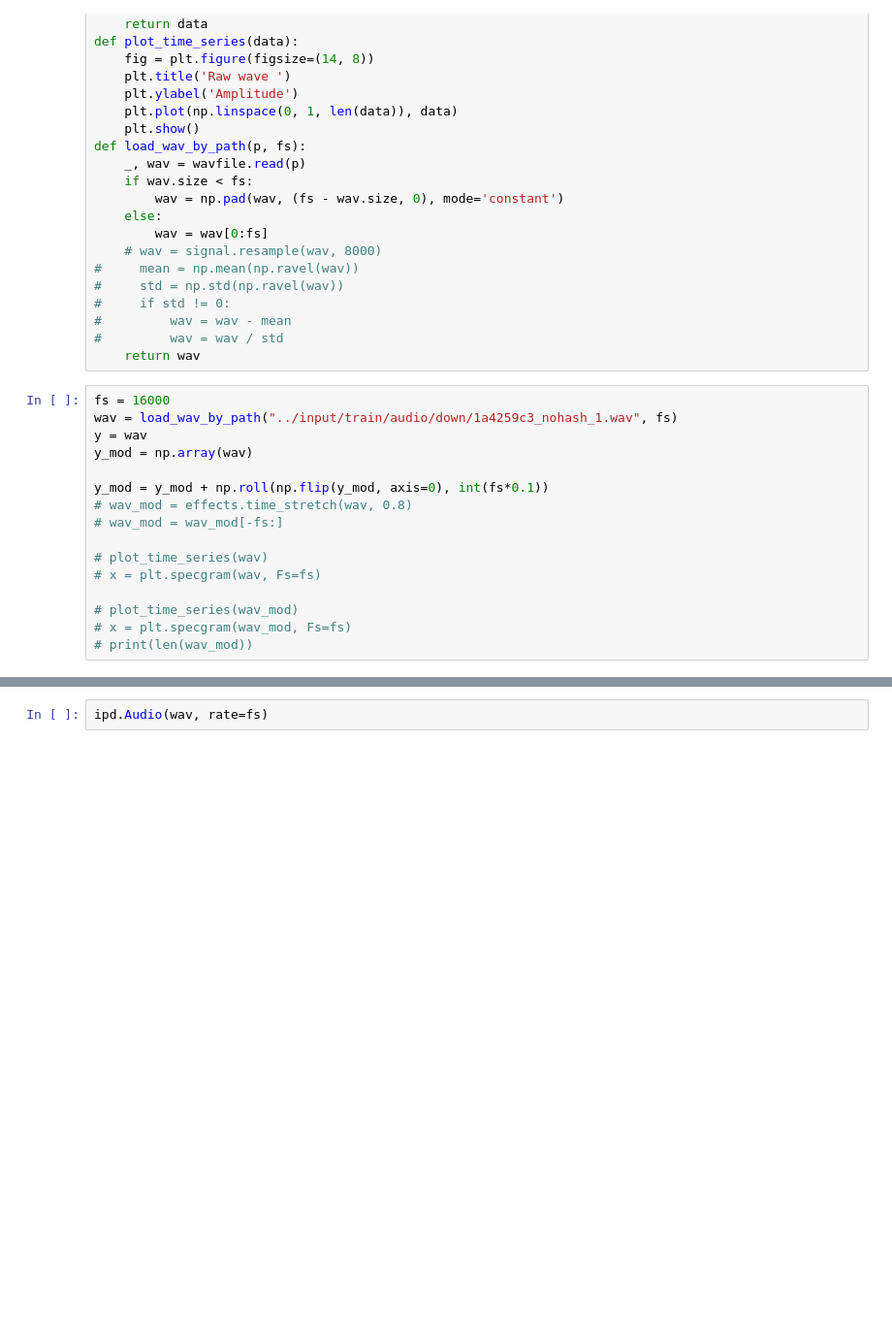
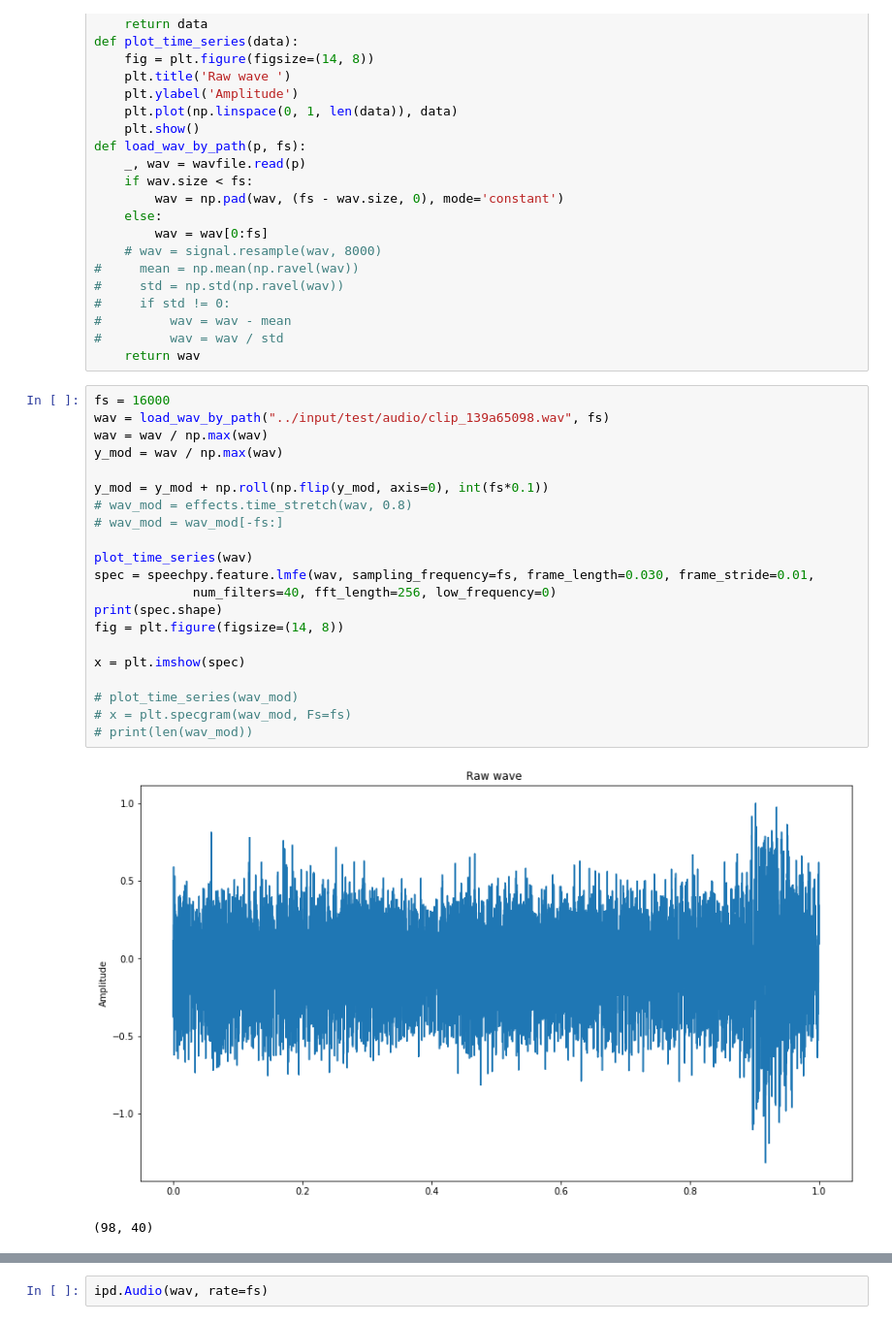
Before and after one commit to 3v1l91l/speech, a Jupyter notebook: src/augment.ipynb, the cells around one changed output, grey strips where cells are left out. Shown at 97% size. Drawn from its saved outputs; the diff is of its cells as text; blank space fills up the shorter version.

```diff
--- a/src/augment.ipynb
+++ b/src/augment.ipynb
@@ -40,17 +41,25 @@ def load_wav_by_path(p, fs):
     return wav
 # %%
 fs = 16000
-wav = load_wav_by_path("../input/train/audio/down/1a4259c3_nohash_1.wav", fs)
-y = wav
-y_mod = np.array(wav)
+wav = load_wav_by_path("../input/test/audio/clip_139a65098.wav", fs)
+wav = wav / np.max(wav)
+y_mod = wav / np.max(wav)
 
 y_mod = y_mod + np.roll(np.flip(y_mod, axis=0), int(fs*0.1))
 # wav_mod = effects.time_stretch(wav, 0.8)
 # wav_mod = wav_mod[-fs:]
 
-# plot_time_series(wav)
-# x = plt.specgram(wav, Fs=fs)
+plot_time_series(wav)
+spec = speechpy.feature.lmfe(wav, sampling_frequency=fs, frame_length=0.030, frame_stride=0.01,
+             num_filters=40, fft_length=256, low_frequency=0)
+print(spec.shape)
+fig = plt.figure(figsize=(14, 8))
+
+x = plt.imshow(spec)
 
 # plot_time_series(wav_mod)
 # x = plt.specgram(wav_mod, Fs=fs)
 # print(len(wav_mod))
+# %% [output]
+[figure, added]
+(98, 40)
```
Also changed, not shown: parts of 2 cells of this notebook, 5 other files.
